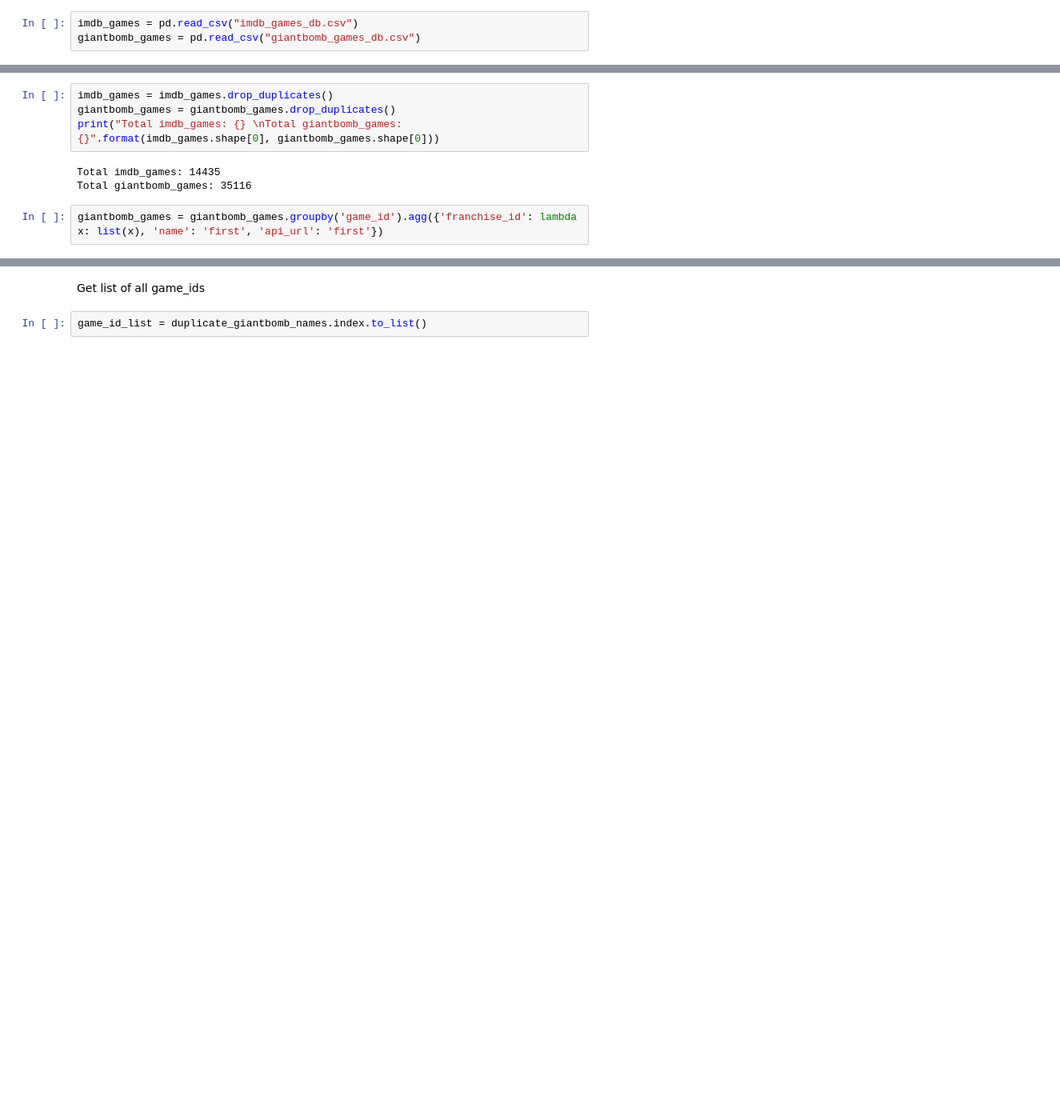
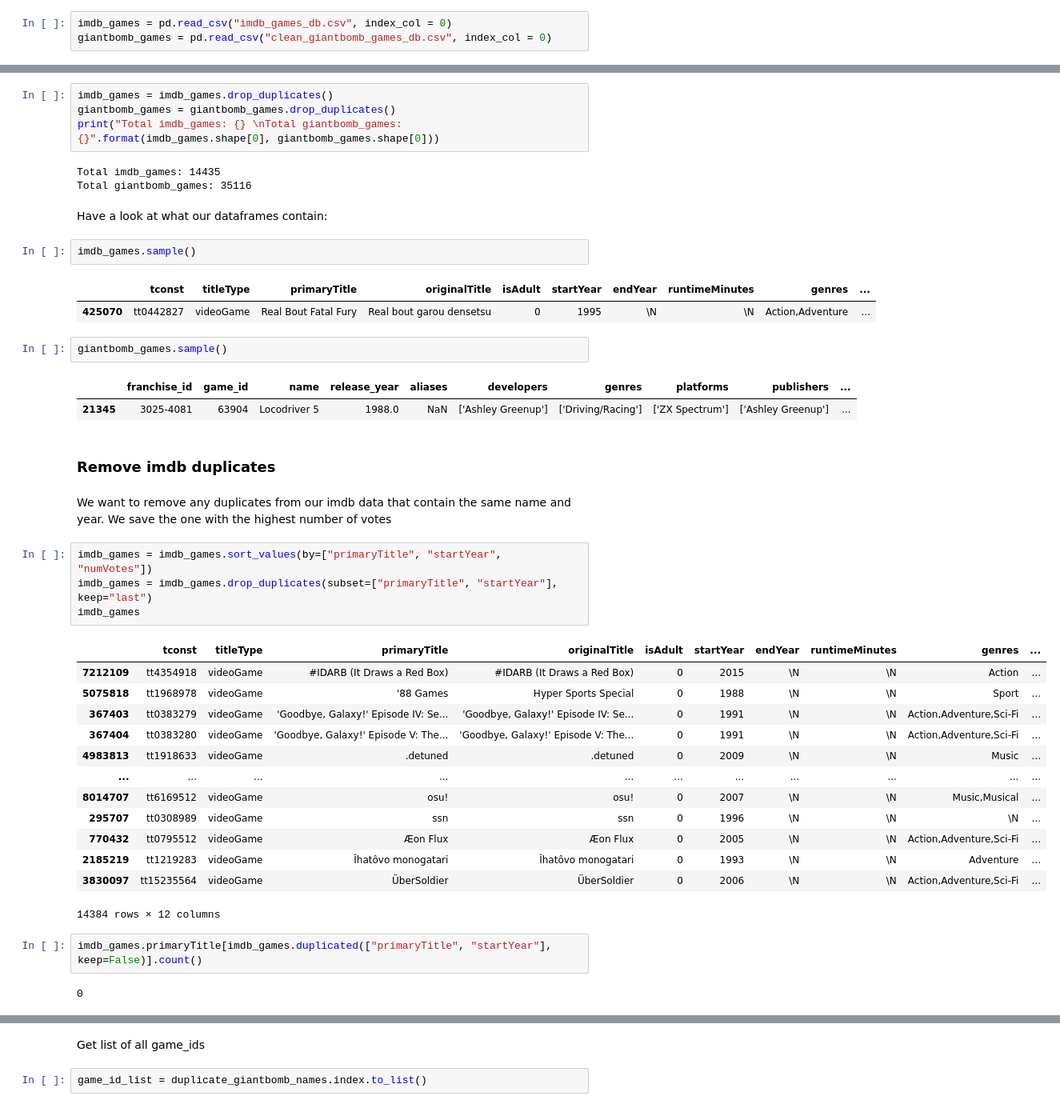
Before and after one commit to adambrennan150/Franchises, a Jupyter notebook: Cleaning_franchises.ipynb, the cells around one changed output, grey strips where cells are left out. Shown at 80% size. Cells and saved outputs as stored; diff of their text form; blank space fills up the shorter version.

```diff
--- a/Cleaning_franchises.ipynb
+++ b/Cleaning_franchises.ipynb
@@ -3,8 +5,8 @@ import pandas as pd
 # %% [markdown]
 First, read in the imdb data and the giantbomb data as dataframes and get a count
 # %%
-imdb_games = pd.read_csv("imdb_games_db.csv")
-giantbomb_games = pd.read_csv("giantbomb_games_db.csv")
+imdb_games = pd.read_csv("imdb_games_db.csv", index_col = 0)
+giantbomb_games = pd.read_csv("clean_giantbomb_games_db.csv", index_col = 0)
 # %%
 print("Total imdb_games: {} \nTotal giantbomb_games: {}".format(imdb_games.shape[0], giantbomb_games.shape[0]))
 # %% [output]
@@ -19,5 +21,41 @@ print("Total imdb_games: {} \nTotal giantbomb_games: {}".format(imdb_games.shape
 # %% [output]
 Total imdb_games: 14435
 Total giantbomb_games: 35116
-# %%
-giantbomb_games = giantbomb_games.groupby('game_id').agg({'franchise_id': lambda x: list(x), 'name': 'first', 'api_url': 'first'})
+# %% [markdown]
+Have a look at what our dataframes contain:
+# %%
+imdb_games.sample()
+# %% [output]
+|  | tconst | titleType | primaryTitle | originalTitle | isAdult | startYear | endYear | runtimeMinutes | genres | ... |
+| 425070 | tt0442827 | videoGame | Real Bout Fatal Fury | Real bout garou densetsu | 0 | 1995 | \N | \N | Action,Adventure | ... |
+# %%
+giantbomb_games.sample()
+# %% [output]
+|  | franchise_id | game_id | name | release_year | aliases | developers | genres | platforms | publishers | ... |
+| 21345 | 3025-4081 | 63904 | Locodriver 5 | 1988.0 | NaN | ['Ashley Greenup'] | ['Driving/Racing'] | ['ZX Spectrum'] | ['Ashley Greenup'] | ... |
+# %% [markdown]
+### Remove imdb duplicates
+# %% [markdown]
+We want to remove any duplicates from our imdb data that contain the same name and year. We save the one with the highest number of votes
+# %%
+imdb_games = imdb_games.sort_values(by=["primaryTitle", "startYear", "numVotes"])
+imdb_games = imdb_games.drop_duplicates(subset=["primaryTitle", "startYear"], keep="last")
+imdb_games
+# %% [output]
+|  | tconst | titleType | primaryTitle | originalTitle | isAdult | startYear | endYear | runtimeMinutes | genres | ... |
+| 7212109 | tt4354918 | videoGame | #IDARB (It Draws a Red Box) | #IDARB (It Draws a Red Box) | 0 | 2015 | \N | \N | Action | ... |
+| 5075818 | tt1968978 | videoGame | '88 Games | Hyper Sports Special | 0 | 1988 | \N | \N | Sport | ... |
+| 367403 | tt0383279 | videoGame | 'Goodbye, Galaxy!' Episode IV: Se... | 'Goodbye, Galaxy!' Episode IV: Se... | 0 | 1991 | \N | \N | Action,Adventure,Sci-Fi | ... |
+| 367404 | tt0383280 | videoGame | 'Goodbye, Galaxy!' Episode V: The... | 'Goodbye, Galaxy!' Episode V: The... | 0 | 1991 | \N | \N | Action,Adventure,Sci-Fi | ... |
+| 4983813 | tt1918633 | videoGame | .detuned | .detuned | 0 | 2009 | \N | \N | Music | ... |
+| ... | ... | ... | ... | ... | ... | ... | ... | ... | ... | ... |
+| 8014707 | tt6169512 | videoGame | osu! | osu! | 0 | 2007 | \N | \N | Music,Musical | ... |
+| 295707 | tt0308989 | videoGame | ssn | ssn | 0 | 1996 | \N | \N | \N | ... |
+| 770432 | tt0795512 | videoGame | Æon Flux | Æon Flux | 0 | 2005 | \N | \N | Action,Adventure,Sci-Fi | ... |
+| 2185219 | tt1219283 | videoGame | Îhatôvo monogatari | Îhatôvo monogatari | 0 | 1993 | \N | \N | Adventure | ... |
+| 3830097 | tt15235564 | videoGame | ÜberSoldier | ÜberSoldier | 0 | 2006 | \N | \N | Action,Adventure,Sci-Fi | ... |
+14384 rows × 12 columns
+# %%
+imdb_games.primaryTitle[imdb_games.duplicated(["primaryTitle", "startYear"], keep=False)].count()
+# %% [output]
+0
```
Also changed, not shown: parts of 130 cells of this notebook.
